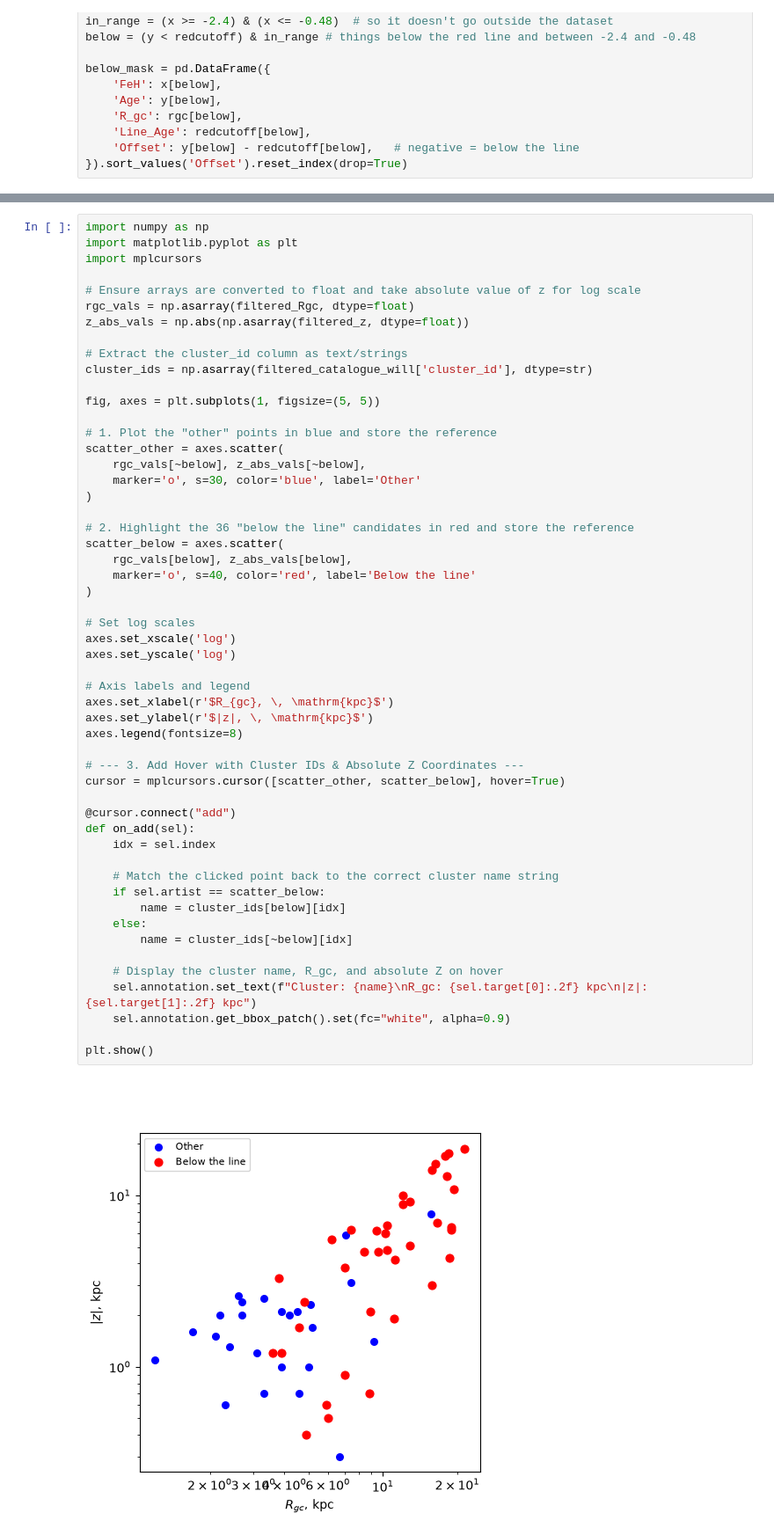
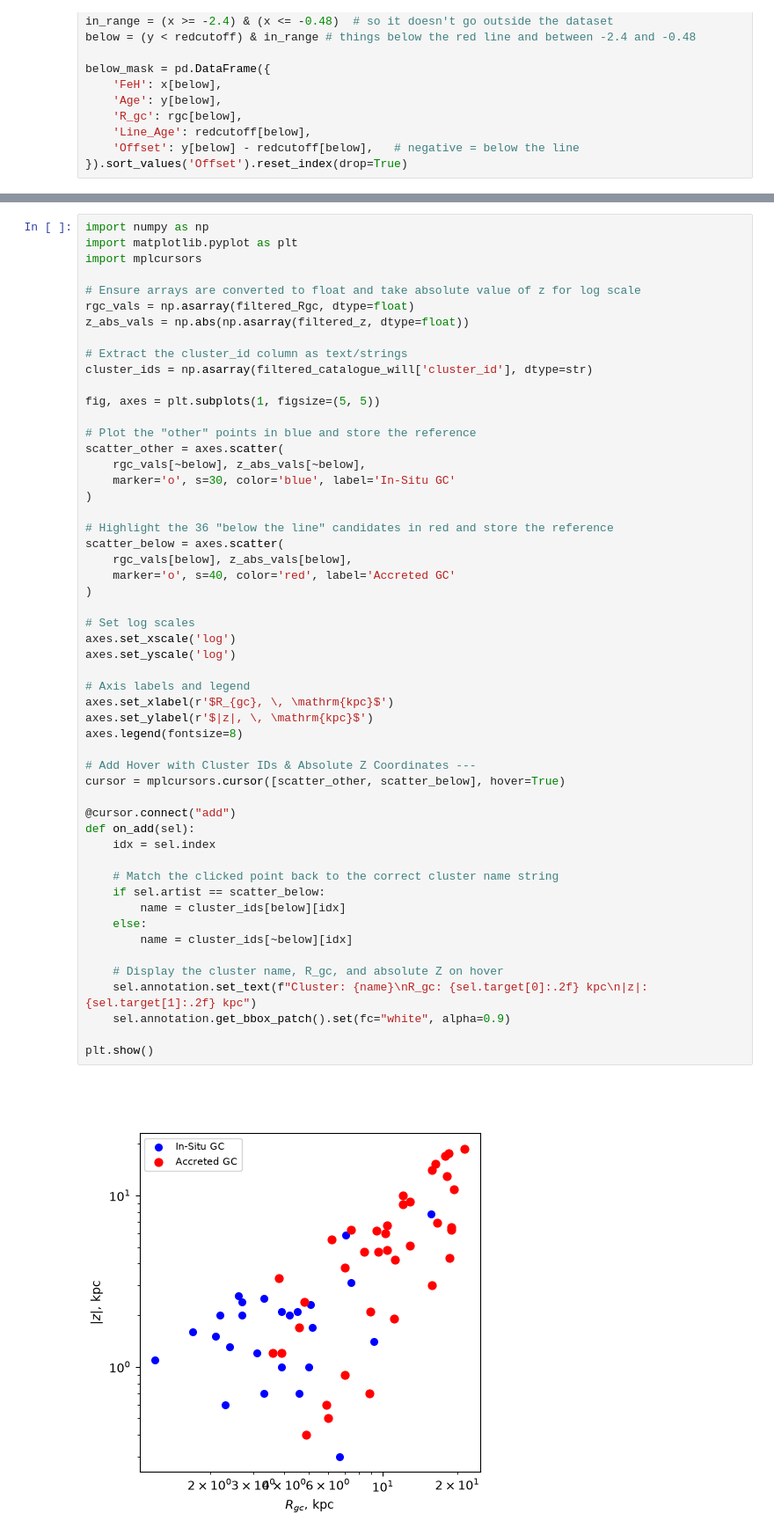
Before and after one commit to stormrealz/PHYS3116_Larawag, a Jupyter notebook: Will's Files/Filtered Data Analysis/ZRgc Hover.ipynb, the cells around one changed output, grey strips where cells are left out. Shown at 88% size. Cells and saved outputs as stored; diff of their text form.

```diff
--- a/Will's Files/Filtered Data Analysis/ZRgc Hover.ipynb
+++ b/Will's Files/Filtered Data Analysis/ZRgc Hover.ipynb
@@ -151,44 +154,44 @@ cluster_ids = np.asarray(filtered_catalogue_will['cluster_id'], dtype=str)
 
 fig, axes = plt.subplots(1, figsize=(5, 5))
 
-# 1. Plot the "other" points in blue and store the reference
+# Plot the "other" points in blue and store the reference
 scatter_other = axes.scatter(
     rgc_vals[~below], z_abs_vals[~below],
-    marker='o', s=30, color='blue', label='Other'
+    marker='o', s=30, color='blue', label='In-Situ GC'
 )
 
-# 2. Highlight the 36 "below the line" candidates in red and store the reference
+# Highlight the 36 "below the line" candidates in red and store the reference
 scatter_below = axes.scatter(
     rgc_vals[below], z_abs_vals[below],
-    marker='o', s=40, color='red', label='Below the line'
+    marker='o', s=40, color='red', label='Accreted GC'
 )
 
 # Set log scales
 axes.set_xscale('log')
 axes.set_yscale('log')
 
 # Axis labels and legend
 axes.set_xlabel(r'$R_{gc}, \, \mathrm{kpc}$')
 axes.set_ylabel(r'$|z|, \, \mathrm{kpc}$')
 axes.legend(fontsize=8)
 
-# --- 3. Add Hover with Cluster IDs & Absolute Z Coordinates ---
+# Add Hover with Cluster IDs & Absolute Z Coordinates ---
 cursor = mplcursors.cursor([scatter_other, scatter_below], hover=True)
 
 @cursor.connect("add")
 def on_add(sel):
     idx = sel.index
 
     # Match the clicked point back to the correct cluster name string
     if sel.artist == scatter_below:
         name = cluster_ids[below][idx]
     else:
         name = cluster_ids[~below][idx]
 
     # Display the cluster name, R_gc, and absolute Z on hover
     sel.annotation.set_text(f"Cluster: {name}\nR_gc: {sel.target[0]:.2f} kpc\n|z|: {sel.target[1]:.2f} kpc")
     sel.annotation.get_bbox_patch().set(fc="white", alpha=0.9)
 
 plt.show()
 # %% [output]
-[figure, old version]
+[figure, new version]
```
Also changed, not shown: parts of 4 cells of this notebook, 8 other files.
